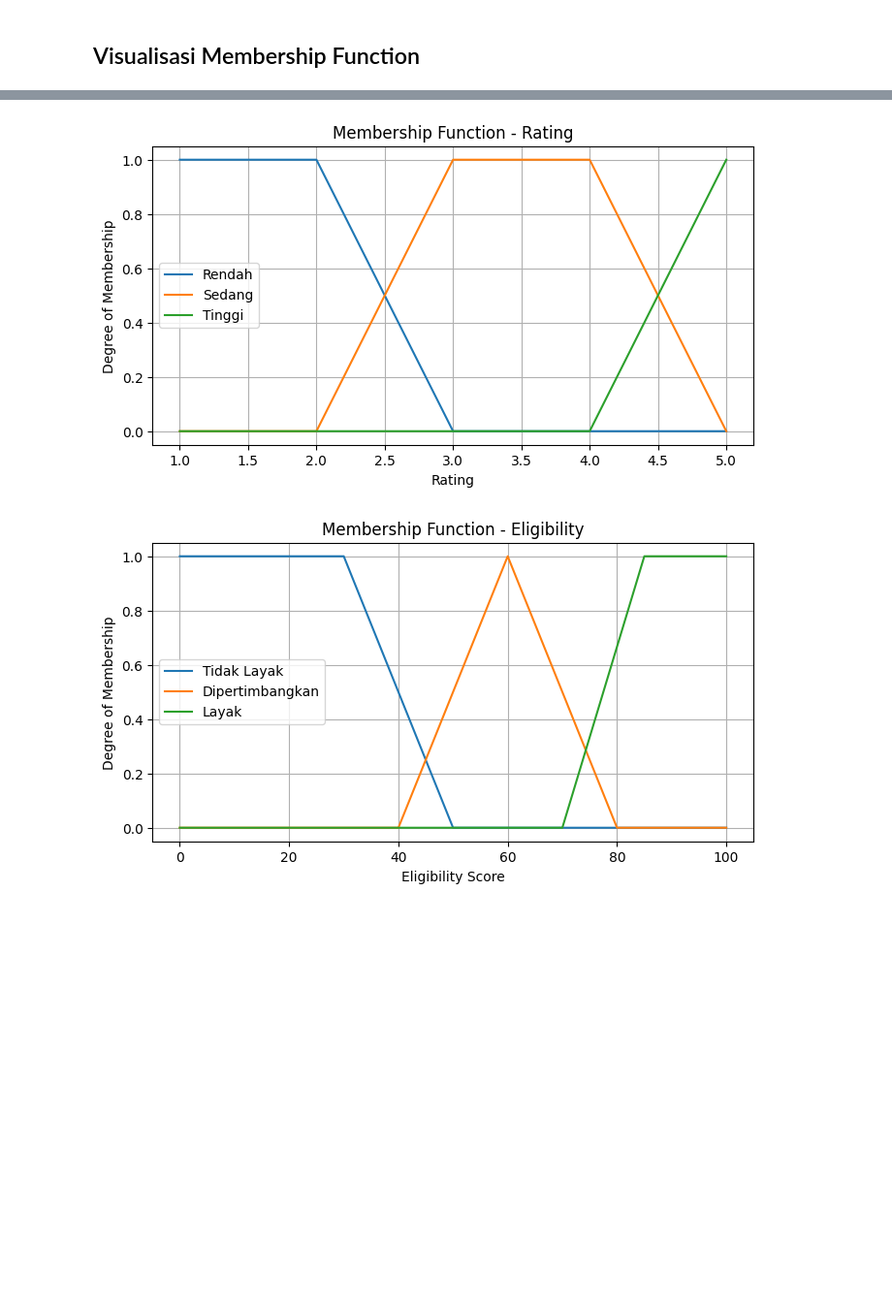
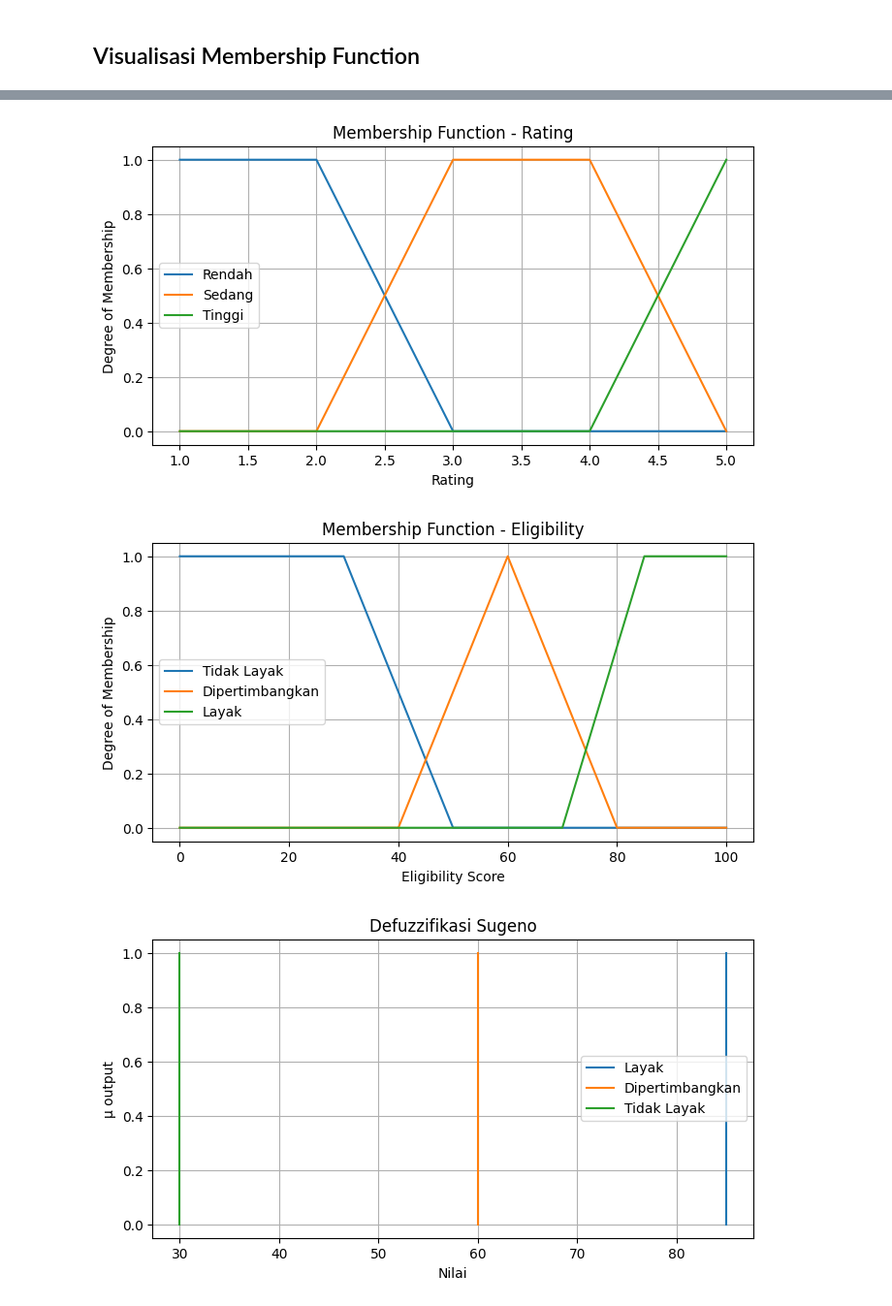
Before and after one commit to EmirAtthariq/FuzzySystemDKA, a Jupyter notebook: Fuzzy System DKA Kelompok 4.ipynb, the cells around one changed output, grey strips where cells are left out. Shown at 97% size. Drawn from its saved outputs; the diff is of its cells as text; code cells hidden in the pictures; blank space fills up the shorter version.

Commit message:
Perbaikan Sugeno dan Mamdani

```diff
--- a/Fuzzy System DKA Kelompok 4.ipynb
+++ b/Fuzzy System DKA Kelompok 4.ipynb
@@ -50,31 +50,49 @@ plt.legend()
 plt.grid(True)
 plt.show()
 
 # Plot Rating
 plt.figure(figsize=(8, 4))
 plt.plot(rating_x, rendah, label='Rendah')
 plt.plot(rating_x, sedang, label='Sedang')
 plt.plot(rating_x, tinggi, label='Tinggi')
 plt.title('Membership Function - Rating')
 plt.xlabel('Rating')
 plt.ylabel('Degree of Membership')
 plt.legend()
 plt.grid(True)
 plt.show()
 
 # Plot Eligibility
 plt.figure(figsize=(8, 4))
 plt.plot(eligibility_x, tidak_layak, label='Tidak Layak')
 plt.plot(eligibility_x, pertimbangan, label='Dipertimbangkan')
 plt.plot(eligibility_x, layak, label='Layak')
 plt.title('Membership Function - Eligibility')
 plt.xlabel('Eligibility Score')
 plt.ylabel('Degree of Membership')
 plt.legend()
+
 plt.grid(True)
 plt.show()
+
+#Plot Defuzzifikasi Sugeno
+Layak = [85,85]
+Dipertimbangkan = [60,60]
+TidakLayak = [30,30]
+y = [0,1]
+plt.figure(figsize=(8, 4))
+plt.title("Defuzzifikasi Sugeno")
+plt.plot(Layak, y, label = 'Layak')
+plt.plot(Dipertimbangkan, y, label = 'Dipertimbangkan')
+plt.plot(TidakLayak, y, label = 'Tidak Layak')
+plt.xlabel('Nilai')
+plt.ylabel(r'μ output')
+plt.legend()
+plt.grid(True)
+plt.show()
 # %% [output]
 [figure]
 [figure]
 [figure]
+[figure, added]
 # %% [markdown]
```
Also changed, not shown: parts of 6 cells of this notebook.
